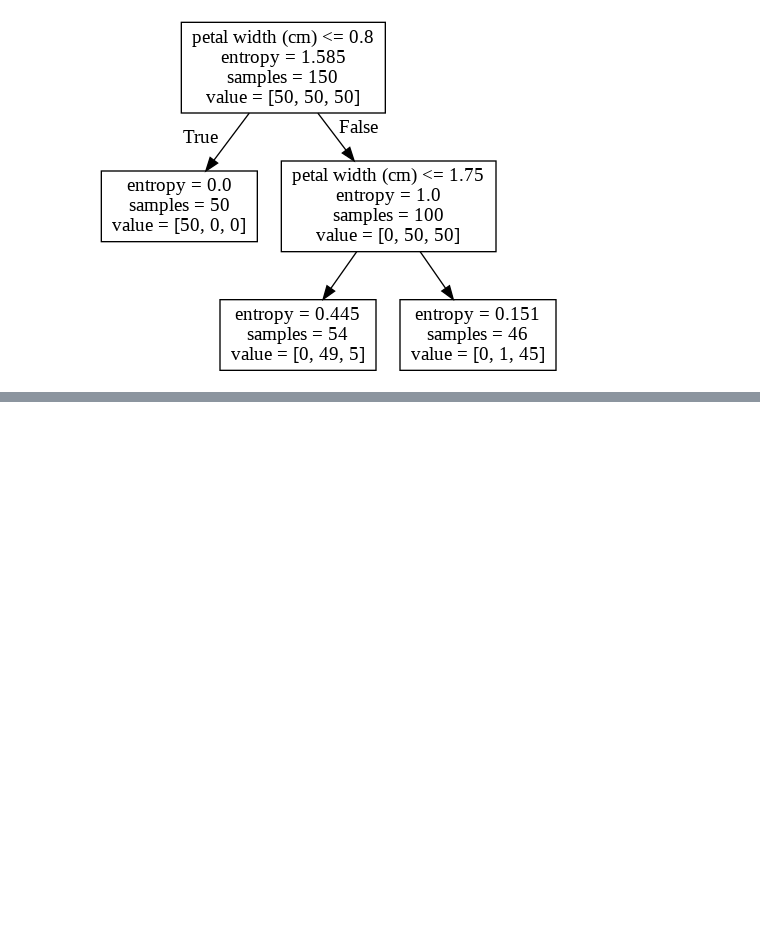
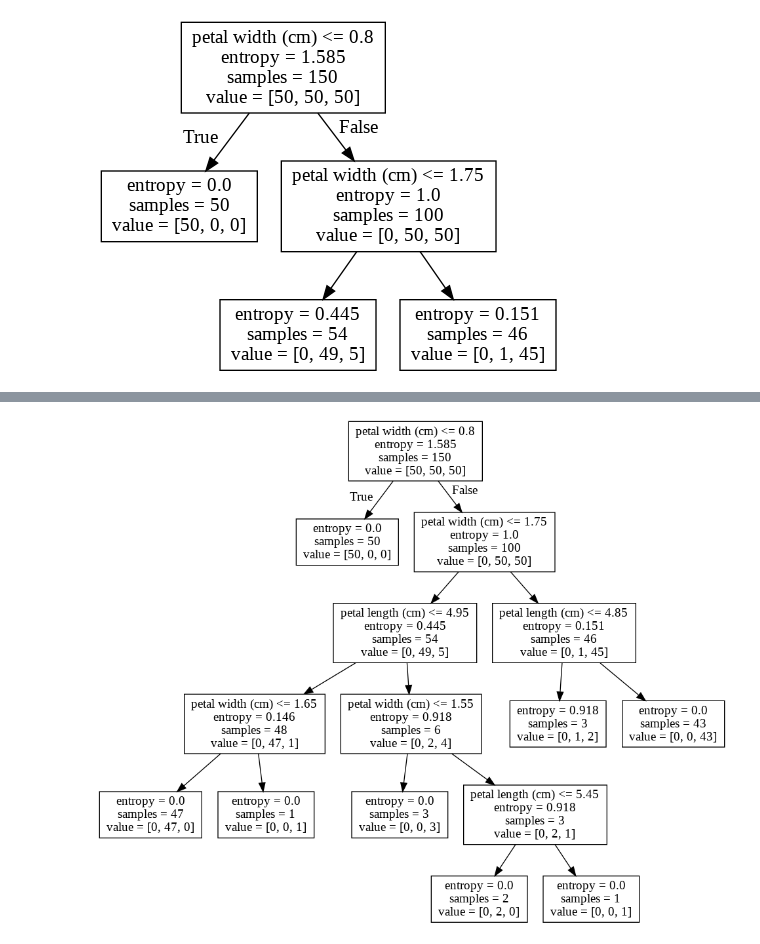
Before and after one commit to choisooyeon007/hello-world, a Jupyter notebook: study_DecisionTree.ipynb, the cells around one changed output, grey strips where cells are left out. Cells and saved outputs as stored; diff of their text form; code cells hidden in the pictures; blank space fills up the shorter version.

```diff
--- a/study_DecisionTree.ipynb
+++ b/study_DecisionTree.ipynb
@@ -98,0 +100,5 @@ array([[50,  0,  0],
+# %%
+tree5 = DecisionTreeClassifier(criterion='entropy', max_depth=5, random_state=0).fit(X, y)
+draw_decision_tree(tree5)
+# %% [output]
+[figure, added]
```
Also changed, not shown: parts of 7 cells of this notebook.
